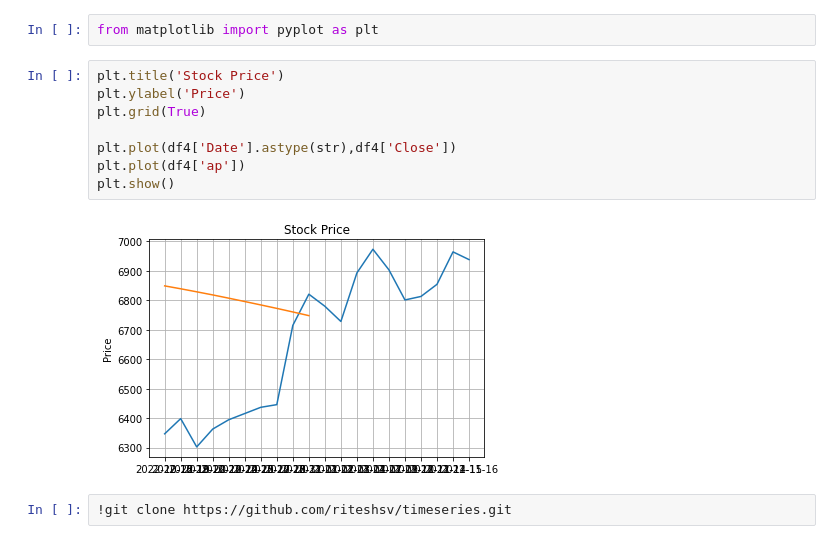
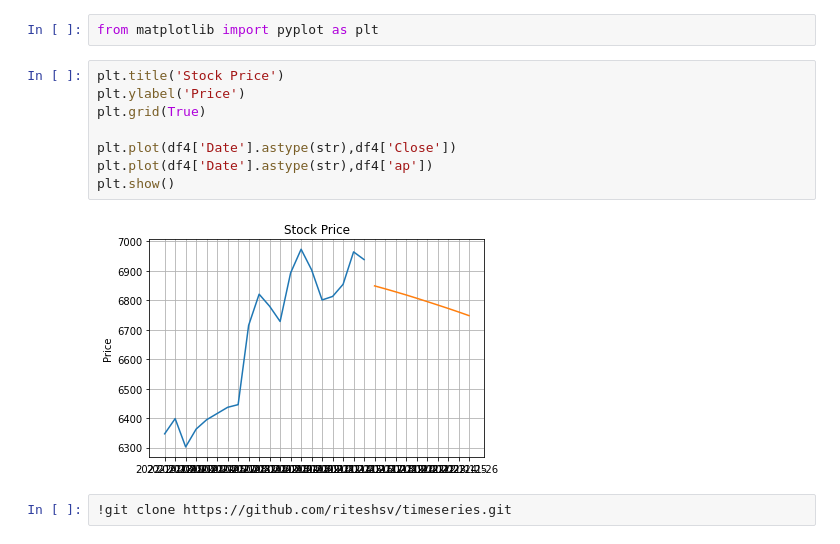
Before and after one commit to riteshsv/timeseries, a Jupyter notebook: simple_lstm.ipynb, the cells around one changed output. Cells and saved outputs as stored; diff of their text form.

```diff
--- a/simple_lstm.ipynb
+++ b/simple_lstm.ipynb
@@ -336,13 +336,13 @@ from matplotlib import pyplot as plt
 # %%
 plt.title('Stock Price')
 plt.ylabel('Price')
 plt.grid(True)
 
 plt.plot(df4['Date'].astype(str),df4['Close'])
-plt.plot(df4['ap'])
+plt.plot(df4['Date'].astype(str),df4['ap'])
 plt.show()
 # %% [output]
-[figure, old version]
+[figure, new version]
 # %%
 !git clone https://github.com/riteshsv/timeseries.git
 # %% [output]
```
